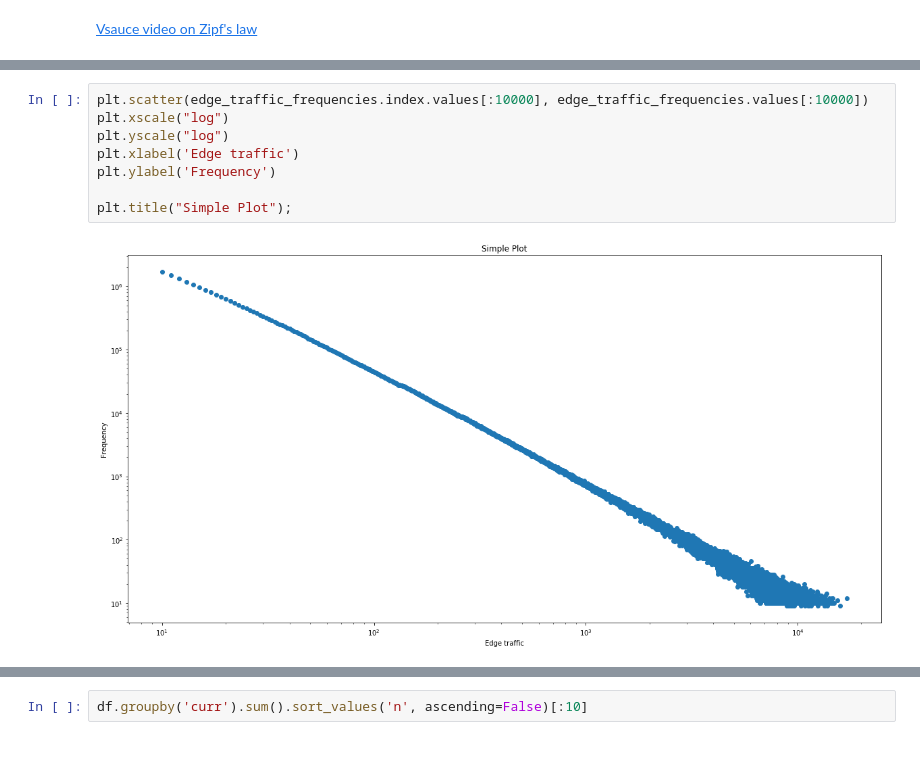
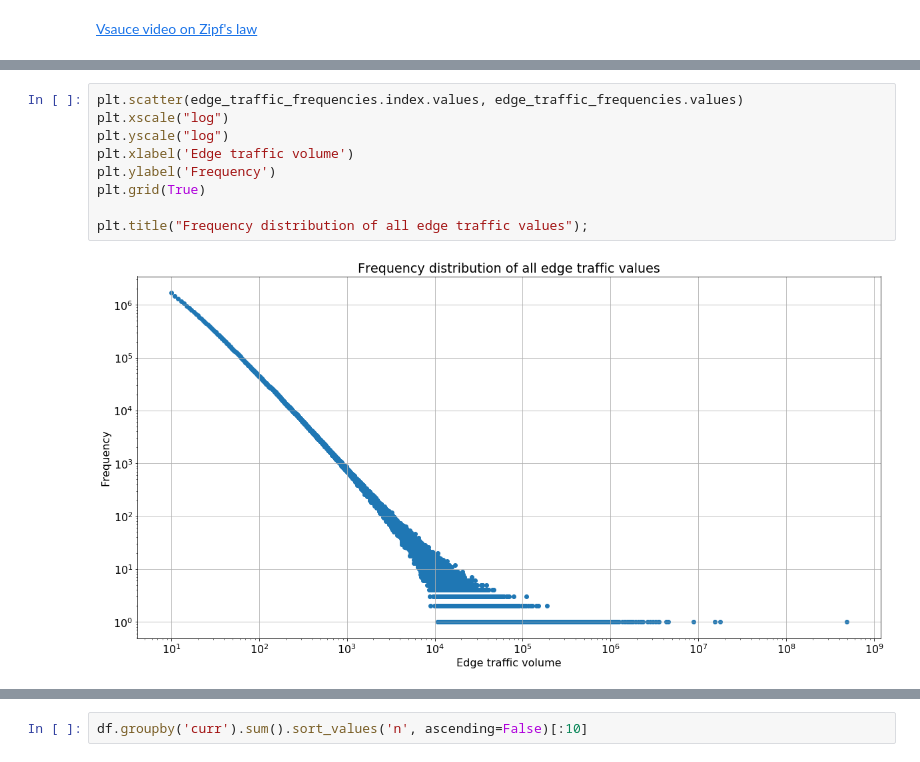
Before and after one commit to 33eyes/wiki-clickstream-graph, a Jupyter notebook: checking_a_sample_raw_dataset.ipynb, the cells around one changed output, grey strips where cells are left out. Cells and saved outputs as stored; diff of their text form.

```diff
--- a/checking_a_sample_raw_dataset.ipynb
+++ b/checking_a_sample_raw_dataset.ipynb
@@ -309,10 +327,11 @@ array([[0.77315575, 0.53326893, 0.2946999 , 0.5403284 , 0.45308334],
 # %%
-plt.scatter(edge_traffic_frequencies.index.values[:10000], edge_traffic_frequencies.values[:10000])
+plt.scatter(edge_traffic_frequencies.index.values, edge_traffic_frequencies.values)
 plt.xscale("log")
 plt.yscale("log")
-plt.xlabel('Edge traffic')
+plt.xlabel('Edge traffic volume')
 plt.ylabel('Frequency')
+plt.grid(True)
 
-plt.title("Simple Plot");
+plt.title("Frequency distribution of all edge traffic values");
 # %% [output]
-[figure, old version]
+[figure, new version]
```
Also changed, not shown: parts of 28 cells of this notebook.
